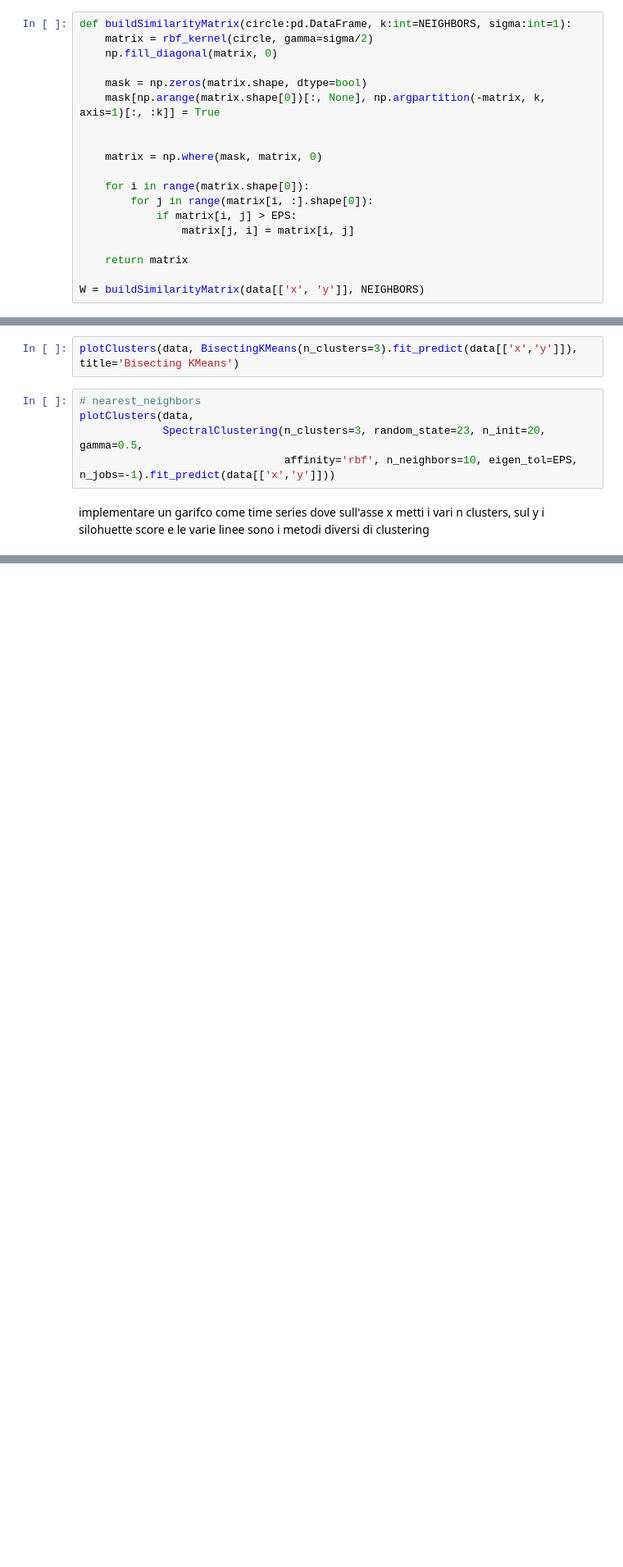
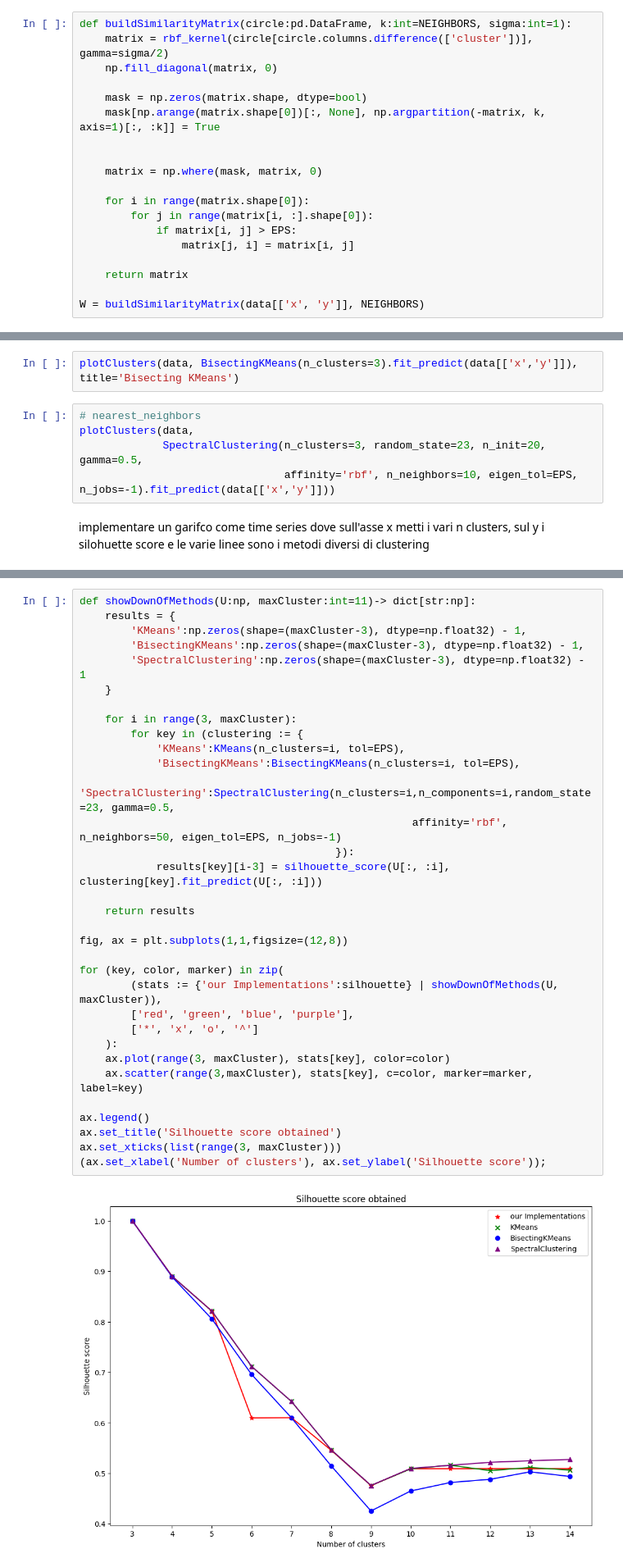
Before and after one commit to Nuzz23/02TWYSM-Computational-linear-algebra-for-large-scale-problems, a Jupyter notebook: Assignments/Berrone/HW_SC.ipynb, the cells around one changed output, grey strips where cells are left out. Shown at 82% size. Drawn from its saved outputs; the diff is of its cells as text; blank space fills up the shorter version.

```diff
--- a/Assignments/Berrone/HW_SC.ipynb
+++ b/Assignments/Berrone/HW_SC.ipynb
@@ -87,7 +87,7 @@ construct the <em>k-nearest neighborhood</em> similarity graph and its adjacency
 matrix $W$ using $\sigma = 1$.
 # %%
 def buildSimilarityMatrix(circle:pd.DataFrame, k:int=NEIGHBORS, sigma:int=1):
-    matrix = rbf_kernel(circle, gamma=sigma/2)
+    matrix = rbf_kernel(circle[circle.columns.difference(['cluster'])], gamma=sigma/2)
     np.fill_diagonal(matrix, 0)
 
     mask = np.zeros(matrix.shape, dtype=bool)
@@ -536,0 +682,35 @@ implementare un garifco come time series dove sull'asse x metti i vari n cluster
+# %%
+def showDownOfMethods(U:np, maxCluster:int=11)-> dict[str:np]:
+    results = {
+        'KMeans':np.zeros(shape=(maxCluster-3), dtype=np.float32) - 1,
+        'BisectingKMeans':np.zeros(shape=(maxCluster-3), dtype=np.float32) - 1,
+        'SpectralClustering':np.zeros(shape=(maxCluster-3), dtype=np.float32) - 1
+    }
+
+    for i in range(3, maxCluster):
+        for key in (clustering := {
+            'KMeans':KMeans(n_clusters=i, tol=EPS),
+            'BisectingKMeans':BisectingKMeans(n_clusters=i, tol=EPS),
+            'SpectralClustering':SpectralClustering(n_clusters=i,n_components=i,random_state=23, gamma=0.5,
+                                                    affinity='rbf', n_neighbors=50, eigen_tol=EPS, n_jobs=-1)
+                                        }):
+            results[key][i-3] = silhouette_score(U[:, :i], clustering[key].fit_predict(U[:, :i]))
+
+    return results
+
+fig, ax = plt.subplots(1,1,figsize=(12,8))
+
+for (key, color, marker) in zip(
+        (stats := {'our Implementations':silhouette} | showDownOfMethods(U, maxCluster)),
+        ['red', 'green', 'blue', 'purple'],
+        ['*', 'x', 'o', '^']
+    ):
+    ax.plot(range(3, maxCluster), stats[key], color=color)
+    ax.scatter(range(3,maxCluster), stats[key], c=color, marker=marker, label=key)
+
+ax.legend()
+ax.set_title('Silhouette score obtained')
+ax.set_xticks(list(range(3, maxCluster)))
+(ax.set_xlabel('Number of clusters'), ax.set_ylabel('Silhouette score'));
+# %% [output]
+[figure, added]
```
Also changed, not shown: parts of 30 cells of this notebook, 1 other file.
